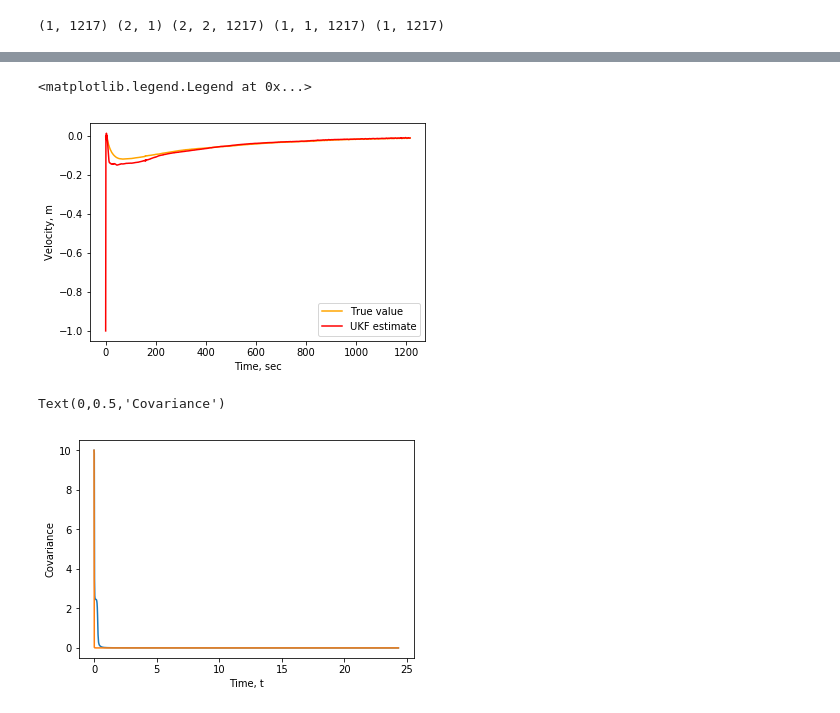
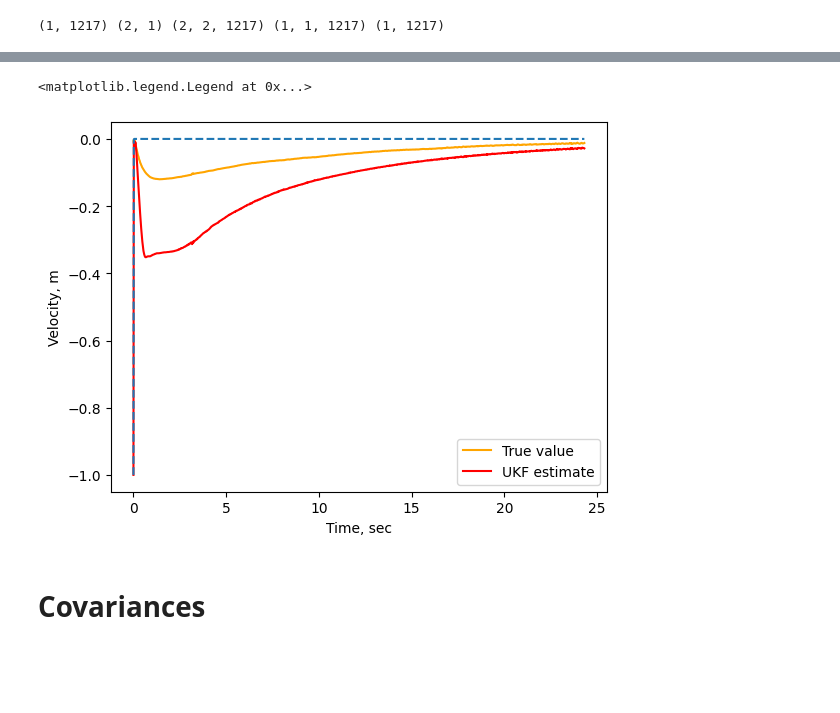
Before and after one commit to florisvb/pyUKFsqrt, a Jupyter notebook: examples/ukf_sqrt_example_data.ipynb, the cells around one changed output, grey strips where cells are left out. Cells and saved outputs as stored; diff of their text form; code cells hidden in the pictures; blank space fills up the shorter version.

```diff
--- a/examples/ukf_sqrt_example_data.ipynb
+++ b/examples/ukf_sqrt_example_data.ipynb
@@ -24,6 +24,9 @@ t = mat['time']
 dt = mat['dt']
 flow = mat['optic_flow']
 x0 = np.matrix([[10], [-1]])
+# %%
+Q = 1e-6*np.eye(2)
+R = 1e-4*np.eye(1)
 # %%
 plt.plot(t, flow, label='Measured optic flow')
 plt.plot(t, v/d, label='Truth')
@@ -73,11 +76,11 @@ def h(x, u, w):
     return y
 # %%
 # process dynamics
-def f(x, u, w=None):
+def f(x, u, w):
     d, v = np.ravel(x[:,-1])
     u = np.ravel(u[:,-1])
     xhat = np.vstack((d + v*dt,
-                      v + u*dt))
+                      v + u*dt)) + w
     return xhat
 # %% [markdown]
 # Make R and Q functions of time
@@ -103,0 +109,4 @@ xhat, P, s = ukf_sqrt(y, x0, f, h, Qt, Rt, u, alpha=0.001, beta=2)
+# %%
+matlab_results = scipy.io.loadmat('ukf_matlab_output_with_P_Qe-3.mat')
+# %%
+xf_matlab = matlab_results['xf']
@@ -115,20 +129,14 @@ plt.legend()
 # %%
-plt.plot(v, color='orange', label='True value')
-plt.plot(xhat[1,:].T, color='red', label='UKF estimate')
+plt.plot(t, v, color='orange', label='True value')
+plt.plot(t, xhat[1,:].T, color='red', label='UKF estimate')
+plt.plot(t, xf_matlab[1,:].T, '--')
 
 plt.xlabel('Time, sec')
 plt.ylabel('Velocity, m')
 
 plt.legend()
 # %% [output]
 <matplotlib.legend.Legend at 0x...>
-[figure, old version]
+[figure, new version]
-# %%
-plt.plot(t, P[0,0,:].T)
-plt.plot(t, P[1,1,:].T)
-
-plt.xlabel('Time, t')
-plt.ylabel('Covariance')
-# %% [output]
-Text(0,0.5,'Covariance')
-[figure, removed]
+# %% [markdown]
+# Covariances
```
Also changed, not shown: parts of 7 cells of this notebook, 1 other file.
